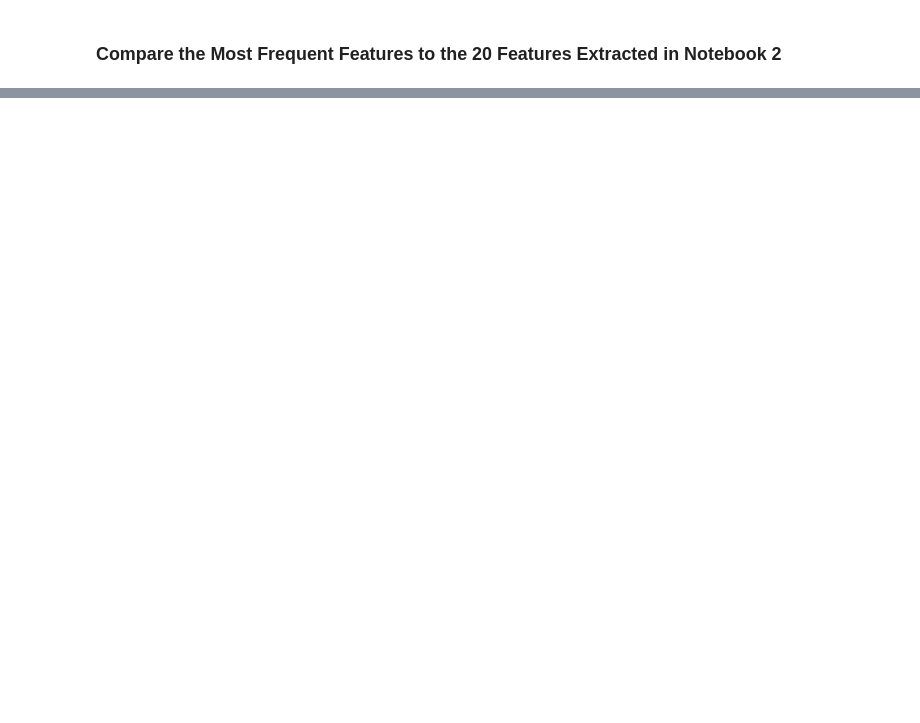
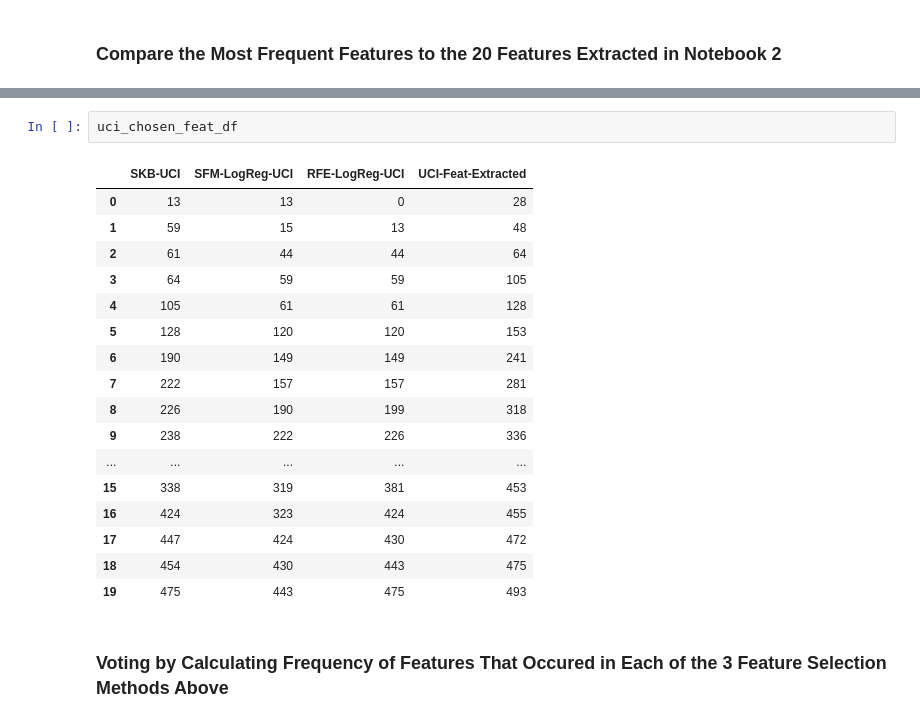
Before and after one commit to godsylla/UCI-Madelon-Dataset, a Jupyter notebook: ipynb/03-Feature_Selection.ipynb, the cells around one changed output, grey strips where cells are left out. Cells and saved outputs as stored; diff of their text form; blank space fills up the shorter version.

```diff
--- a/ipynb/03-Feature_Selection.ipynb
+++ b/ipynb/03-Feature_Selection.ipynb
@@ -374,0 +466,22 @@ cookXtrain.columns[rfe_logreg_pipe.named_stemps['rfelogreg'].get_support()]
+# %%
+uci_chosen_feat_df
+# %% [output]
+|  | SKB-UCI | SFM-LogReg-UCI | RFE-LogReg-UCI | UCI-Feat-Extracted |
+| 0 | 13 | 13 | 0 | 28 |
+| 1 | 59 | 15 | 13 | 48 |
+| 2 | 61 | 44 | 44 | 64 |
+| 3 | 64 | 59 | 59 | 105 |
+| 4 | 105 | 61 | 61 | 128 |
+| 5 | 128 | 120 | 120 | 153 |
+| 6 | 190 | 149 | 149 | 241 |
+| 7 | 222 | 157 | 157 | 281 |
+| 8 | 226 | 190 | 199 | 318 |
+| 9 | 238 | 222 | 226 | 336 |
+| ... | ... | ... | ... | ... |
+| 15 | 338 | 319 | 381 | 453 |
+| 16 | 424 | 323 | 424 | 455 |
+| 17 | 447 | 424 | 430 | 472 |
+| 18 | 454 | 430 | 443 | 475 |
+| 19 | 475 | 443 | 475 | 493 |
+# %% [markdown]
+### Voting by Calculating Frequency of Features That Occured in Each of the 3 Feature Selection Methods Above
```
Also changed, not shown: parts of 21 cells of this notebook, 4 other files.
